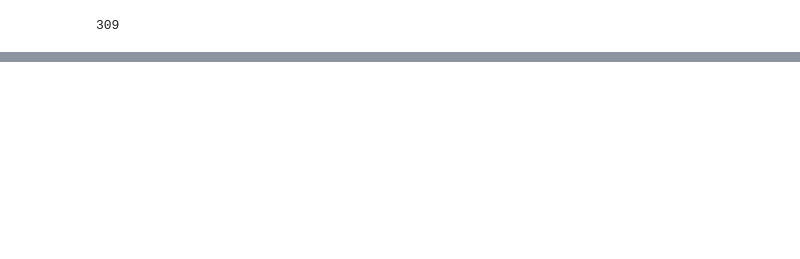
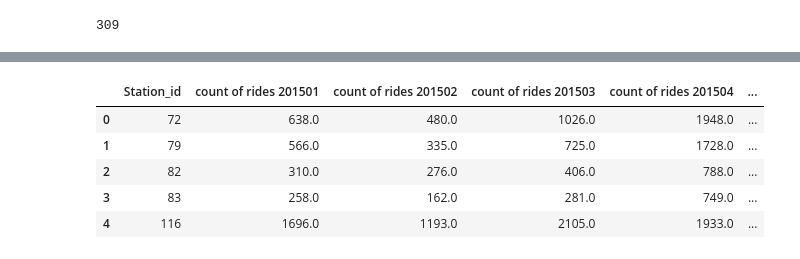
Before and after one commit to CUSP2017/citibike-publicspace, a Jupyter notebook: notebooks/1.5-process-ridership.ipynb, the cells around one changed output, grey strips where cells are left out. Drawn from its saved outputs; the diff is of its cells as text; code cells hidden in the pictures; blank space fills up the shorter version.

```diff
--- a/notebooks/1.5-process-ridership.ipynb
+++ b/notebooks/1.5-process-ridership.ipynb
@@ -103,0 +104,3 @@ total2.to_csv('../data/processed/ridership.csv')
+# %%
+stations.drop(['Location', 'Latitude', 'Longitude'], axis=1, inplace=True)
+stations.head()
@@ -103,0 +114,14 @@ total2.to_csv('../data/processed/ridership.csv')
+# %%
+merged_data = pd.merge(total2, stations, on = 'Station_id', how = 'inner')
+# %%
+merged_data = gp.GeoDataFrame(merged_data)
+merged_data.to_file('../data/interim/ridership')
+# %%
+merged_data.head()
+# %% [output]
+|  | Station_id | count of rides 201501 | count of rides 201502 | count of rides 201503 | count of rides 201504 | ... |
+| 0 | 72 | 638.0 | 480.0 | 1026.0 | 1948.0 | ... |
+| 1 | 79 | 566.0 | 335.0 | 725.0 | 1728.0 | ... |
+| 2 | 82 | 310.0 | 276.0 | 406.0 | 788.0 | ... |
+| 3 | 83 | 258.0 | 162.0 | 281.0 | 749.0 | ... |
+| 4 | 116 | 1696.0 | 1193.0 | 2105.0 | 1933.0 | ... |
```
Also changed, not shown: parts of 5 cells of this notebook, 16 other files.
